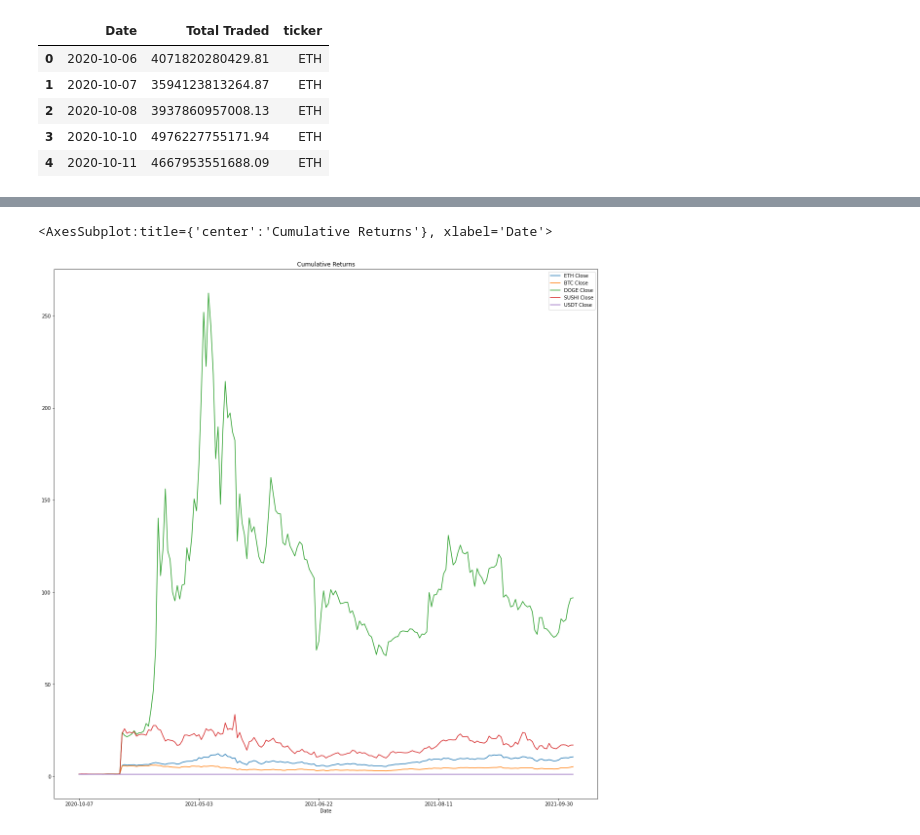
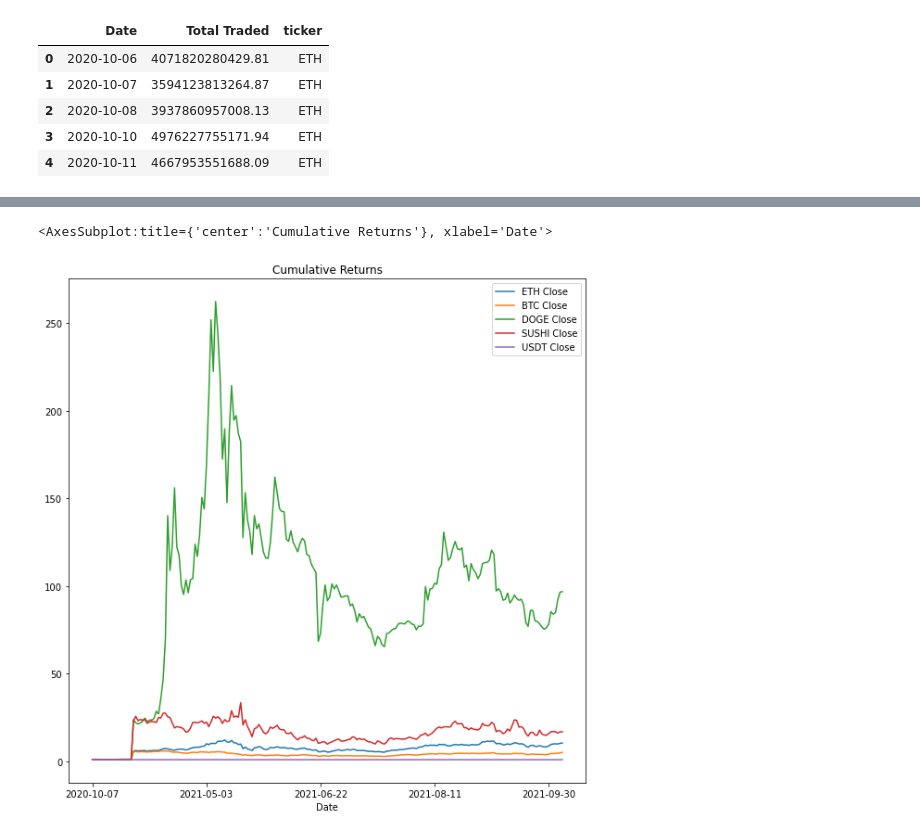
Before and after one commit to pysouzhny/GWU_Project_1, a Jupyter notebook: Crypto_Analysis.ipynb, the cells around one changed output, grey strips where cells are left out. Cells and saved outputs as stored; diff of their text form; code cells hidden in the pictures.

```diff
--- a/Crypto_Analysis.ipynb
+++ b/Crypto_Analysis.ipynb
@@ -114,6 +98,6 @@ Trade_data.head()
 | 3 | 2020-10-10 | 4976227755171.94 | ETH |
 | 4 | 2020-10-11 | 4667953551688.09 | ETH |
 # %%
-Crypto_data = pd.concat([Euthereum_data, Doge_data, Bitcoin_data, Sushi_data, Tether_data], axis="columns", join="inner")
-Crypto_data.head(5)
+Crypto_data = pd.concat([Euthereum_data, Doge_data, Bitcoin_data, Sushi_data, Tether_data], axis="columns", join="inner").dropna()
+Crypto_data.describe()
 # %% [output]
@@ -128,3 +113,0 @@ Crypto_data.head(5)
-# %%
-Crypto_data = Crypto_data.dropna()
-Crypto_data.head(2)
@@ -137,6 +131,6 @@ Crypto_data.head(2)
 # %%
 Crypto_Daily_Returns=Crypto_data[['ETH Close','BTC Close','DOGE Close','SUSHI Close','USDT Close']].pct_change().dropna()
-(1+Crypto_Daily_Returns).cumprod().plot(figsize=(20, 20), title="Cumulative Returns")
+(1+Crypto_Daily_Returns).cumprod().plot(figsize=(10, 10), title="Cumulative Returns")
 # %% [output]
 <AxesSubplot:title={'center':'Cumulative Returns'}, xlabel='Date'>
-[figure, old version]
+[figure, new version]
```
Also changed, not shown: parts of 41 cells of this notebook, 1 other file.
